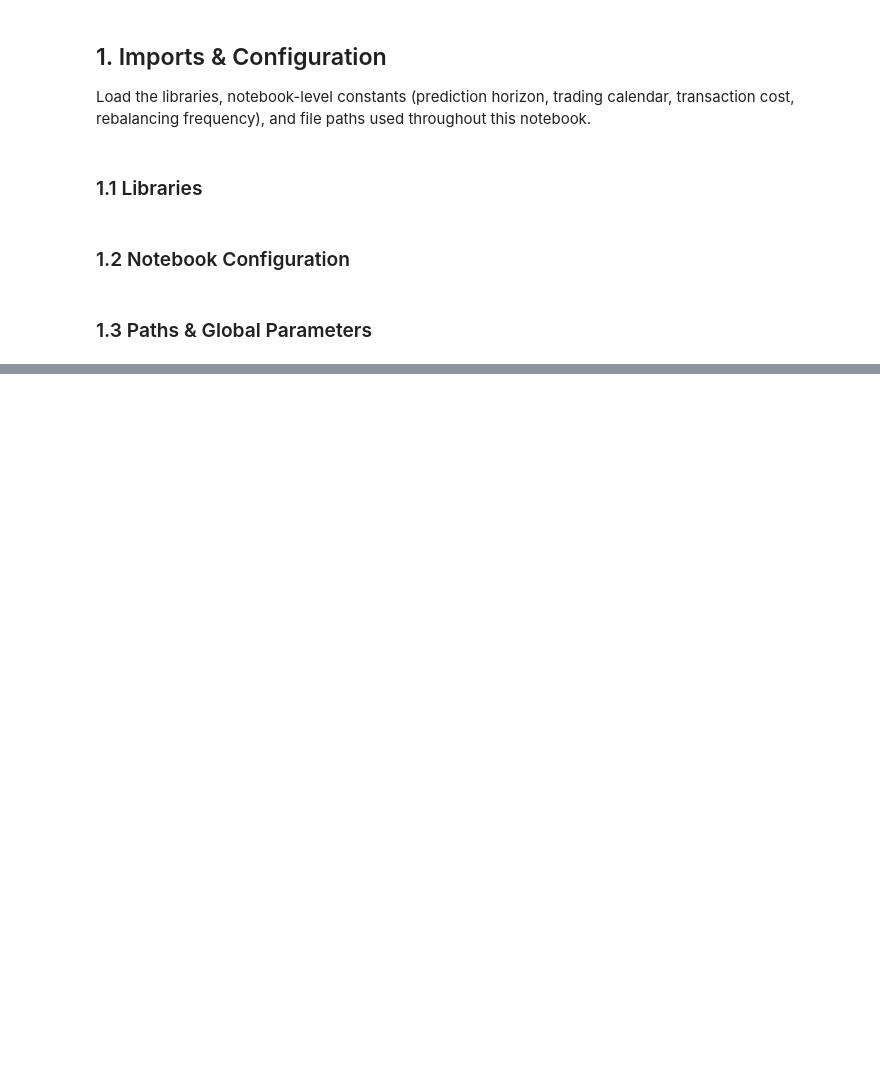
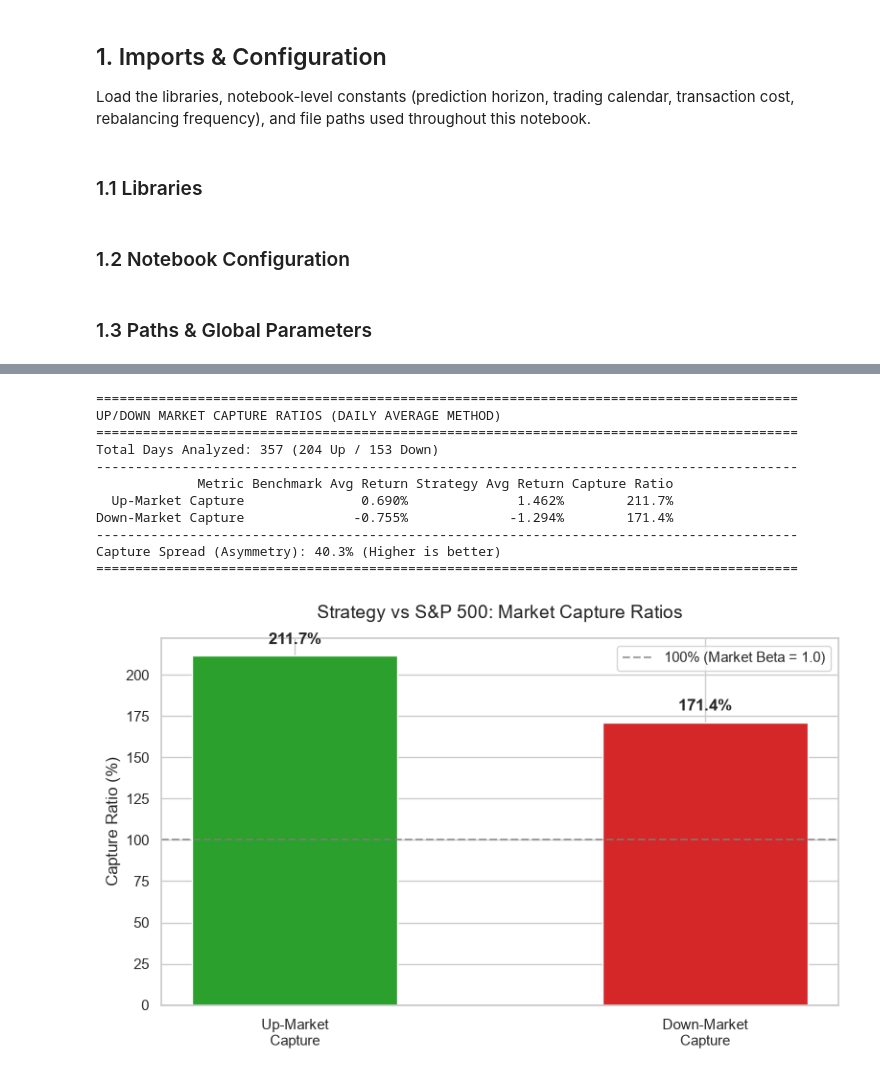
Before and after one commit to PalaciosDaniel/quant-portfolio-project, a Jupyter notebook: notebooks/10_robustness_stress_testing.ipynb, the cells around one changed output, grey strips where cells are left out. Cells and saved outputs as stored; diff of their text form; code cells hidden in the pictures; blank space fills up the shorter version.

```diff
--- a/notebooks/10_robustness_stress_testing.ipynb
+++ b/notebooks/10_robustness_stress_testing.ipynb
@@ -540,0 +902,23 @@ TypeError: unsupported operand type(s) for +: 'float' and 'DatetimeArray'
+# %%
+from src.portfolio.attribution import (
+    calculate_capture_ratio_daily,
+    print_capture_summary,
+    plot_capture_ratios
+)
+
+capture_metrics = calculate_capture_ratio_daily(s_strategy, s_bmk_aligned)
+print_capture_summary(capture_metrics)
+plot_capture_ratios(capture_metrics)
+# %% [output]
+==========================================================================================
+UP/DOWN MARKET CAPTURE RATIOS (DAILY AVERAGE METHOD)
+==========================================================================================
+Total Days Analyzed: 357 (204 Up / 153 Down)
+------------------------------------------------------------------------------------------
+             Metric Benchmark Avg Return Strategy Avg Return Capture Ratio
+  Up-Market Capture               0.690%              1.462%        211.7%
+Down-Market Capture              -0.755%             -1.294%        171.4%
+------------------------------------------------------------------------------------------
+Capture Spread (Asymmetry): 40.3% (Higher is better)
+==========================================================================================
+[figure, added]
```
Also changed, not shown: parts of 78 cells of this notebook, 11 other files.
